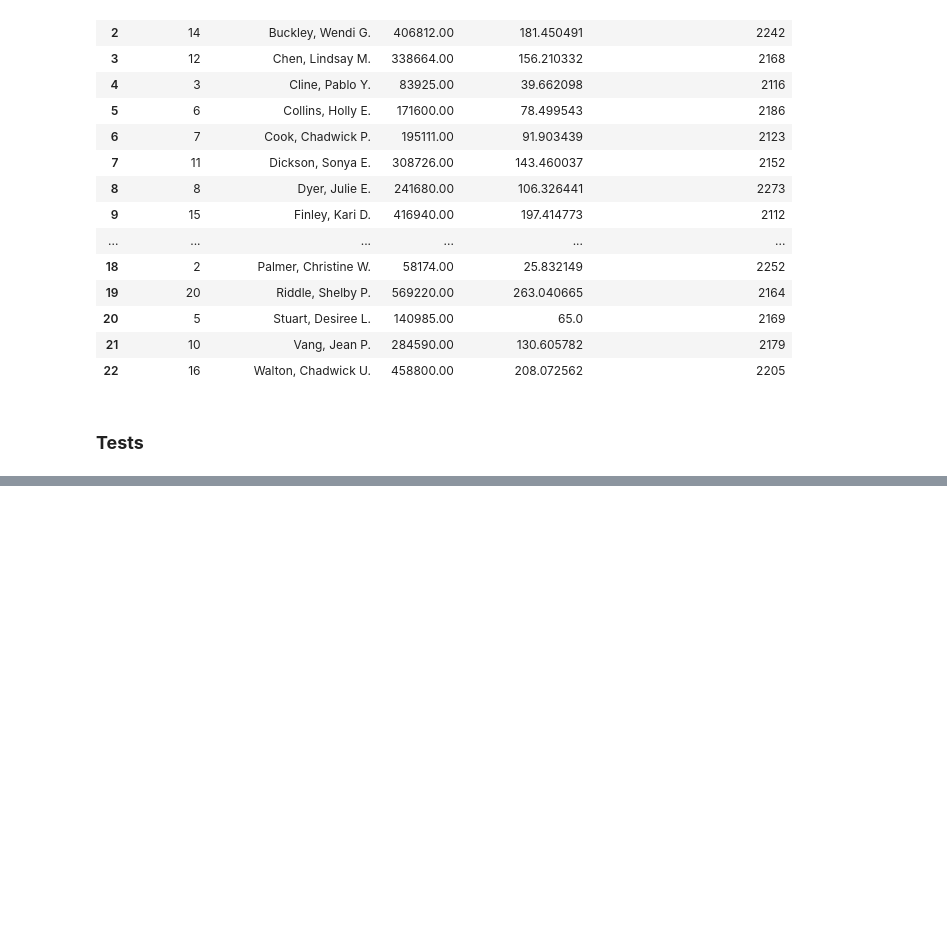
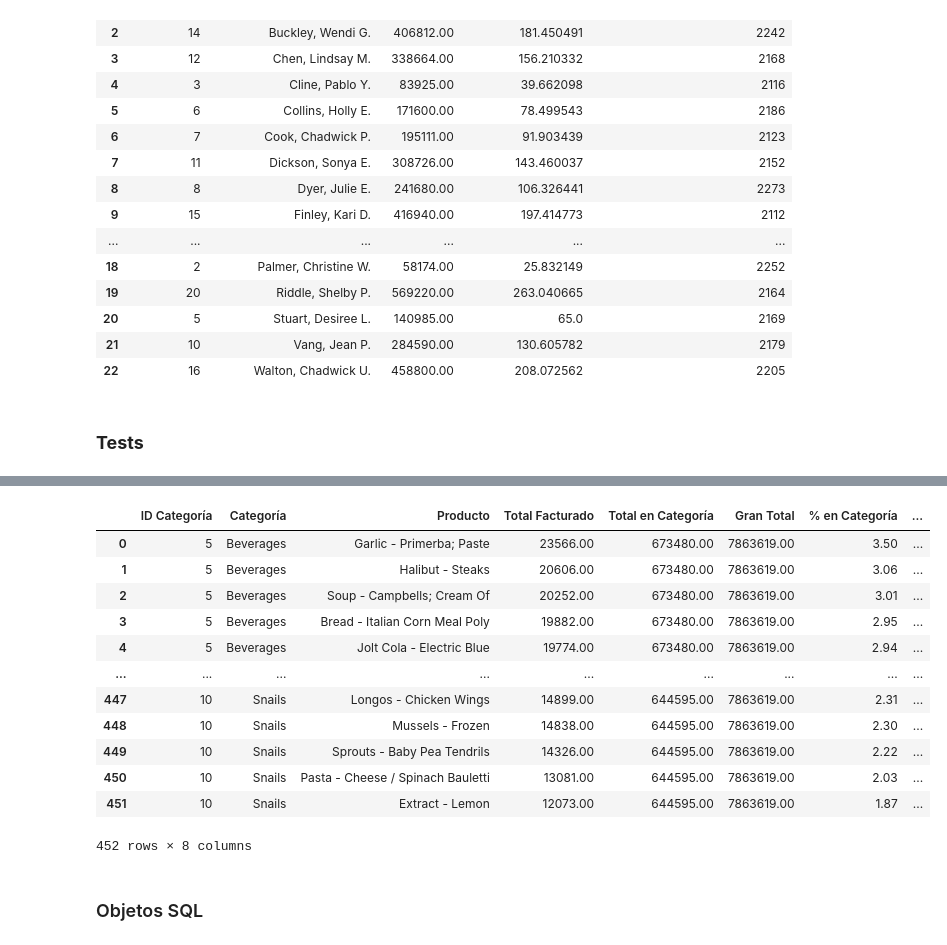
Before and after one commit to veronicajujuy/proyecto-final, a Jupyter notebook: main.ipynb, the cells around one changed output, grey strips where cells are left out. Cells and saved outputs as stored; diff of their text form; code cells hidden in the pictures; blank space fills up the shorter version.

```diff
--- a/main.ipynb
+++ b/main.ipynb
@@ -308,0 +299,3 @@ importlib.reload(src.design_patterns.builder)
+# %%
+# Nos conectamos nuevamente a la base de datos, si existe una conexión abierta, se reutiliza la misma conexión.
+db_av3 = DBConnection()
@@ -308,0 +346,61 @@ importlib.reload(src.design_patterns.builder)
+# %%
+## Esta consulta obtiene el total facturado por producto y categoría,
+## así como el porcentaje que representa cada producto dentro de su categoría y del total general de ventas.
+
+query = """
+with ventas_por_categoria as (
+    select
+        c.CategoryID, c.CategoryName, p.ProductID, p.ProductName, SUM(s.TotalPrice) AS TotalFacturado
+    from sales s
+    join products p ON s.ProductID = p.ProductID
+    join categories c ON p.CategoryID = c.CategoryID
+    group by c.CategoryID, c.CategoryName, p.ProductID, p.ProductName
+),
+totales_categoria as (
+    select
+        CategoryID,
+        SUM(TotalFacturado) AS TotalCategoria
+    from ventas_por_categoria
+    group by CategoryID
+),
+total_general_ventas as (
+    select SUM(TotalFacturado) AS GranTotal from ventas_por_categoria
+)
+select
+    v.CategoryID, v.CategoryName, v.ProductName, v.TotalFacturado, t.TotalCategoria, g.GranTotal,
+    ROUND(100 * v.TotalFacturado / t.TotalCategoria, 2) AS PorcentajeEnCategoria,
+    ROUND(100 * v.TotalFacturado / g.GranTotal, 2) AS PorcentajeEnTotal
+from ventas_por_categoria v
+join totales_categoria t ON v.CategoryID = t.CategoryID
+cross join total_general_ventas g
+order by v.CategoryName, PorcentajeEnCategoria DESC;
+"""
+
+df_cte = db_av3.execute_query(query)
+df_cte = df_cte.rename(columns={
+    "CategoryID": "ID Categoría",
+    "CategoryName": "Categoría",
+    "ProductName": "Producto",
+    "TotalFacturado": "Total Facturado",
+    "TotalCategoria": "Total en Categoría",
+    "GranTotal": "Gran Total",
+    "PorcentajeEnCategoria": "% en Categoría",
+    "PorcentajeEnTotal": "% en Total"
+})
+df_cte
+# %% [output]
+|  | ID Categoría | Categoría | Producto | Total Facturado | Total en Categoría | Gran Total | % en Categoría | ... |
+| 0 | 5 | Beverages | Garlic - Primerba; Paste | 23566.00 | 673480.00 | 7863619.00 | 3.50 | ... |
+| 1 | 5 | Beverages | Halibut - Steaks | 20606.00 | 673480.00 | 7863619.00 | 3.06 | ... |
+| 2 | 5 | Beverages | Soup - Campbells; Cream Of | 20252.00 | 673480.00 | 7863619.00 | 3.01 | ... |
+| 3 | 5 | Beverages | Bread - Italian Corn Meal Poly | 19882.00 | 673480.00 | 7863619.00 | 2.95 | ... |
+| 4 | 5 | Beverages | Jolt Cola - Electric Blue | 19774.00 | 673480.00 | 7863619.00 | 2.94 | ... |
+| ... | ... | ... | ... | ... | ... | ... | ... | ... |
+| 447 | 10 | Snails | Longos - Chicken Wings | 14899.00 | 644595.00 | 7863619.00 | 2.31 | ... |
+| 448 | 10 | Snails | Mussels - Frozen | 14838.00 | 644595.00 | 7863619.00 | 2.30 | ... |
+| 449 | 10 | Snails | Sprouts - Baby Pea Tendrils | 14326.00 | 644595.00 | 7863619.00 | 2.22 | ... |
+| 450 | 10 | Snails | Pasta - Cheese / Spinach Bauletti | 13081.00 | 644595.00 | 7863619.00 | 2.03 | ... |
+| 451 | 10 | Snails | Extract - Lemon | 12073.00 | 644595.00 | 7863619.00 | 1.87 | ... |
+452 rows × 8 columns
+# %% [markdown]
+### Objetos SQL
```
Also changed, not shown: parts of 14 cells of this notebook, 3 other files.
